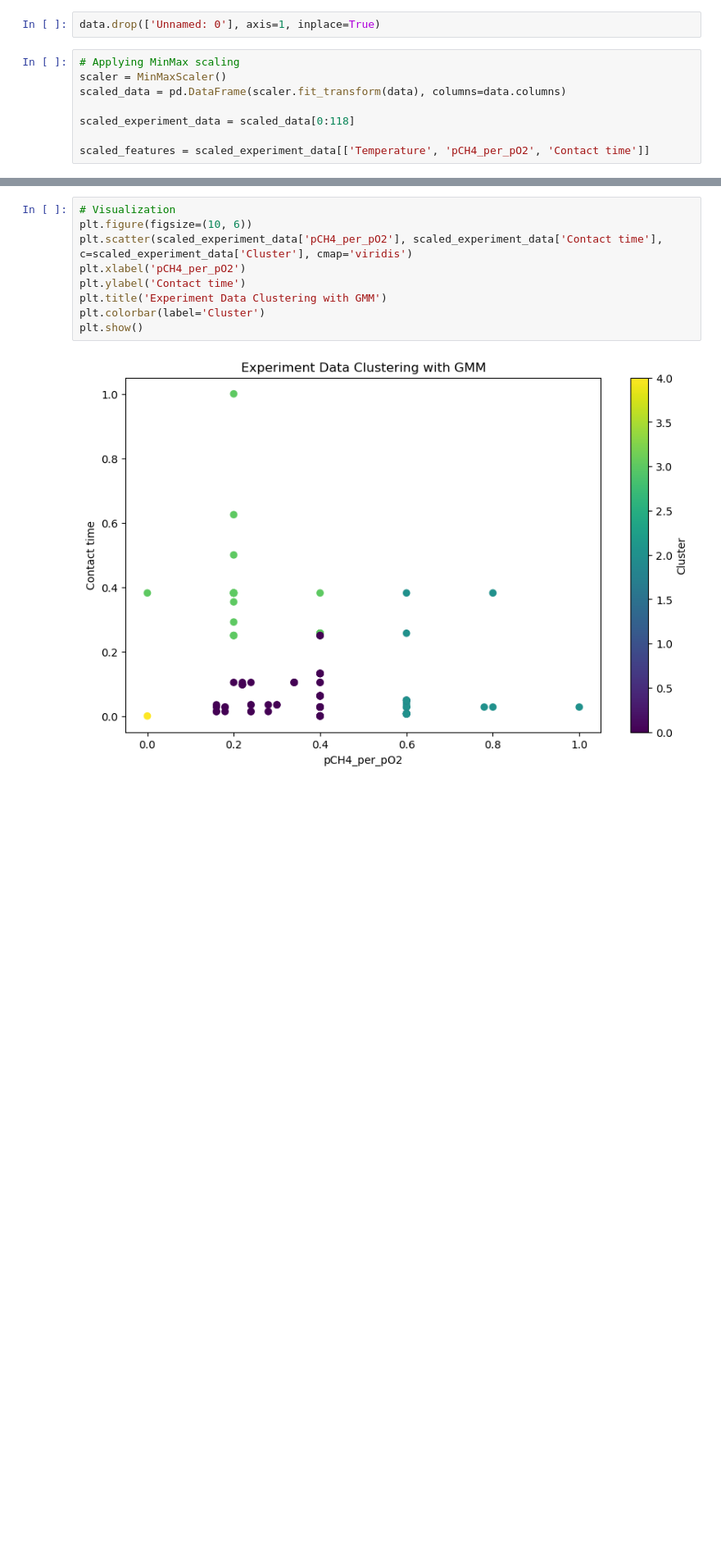
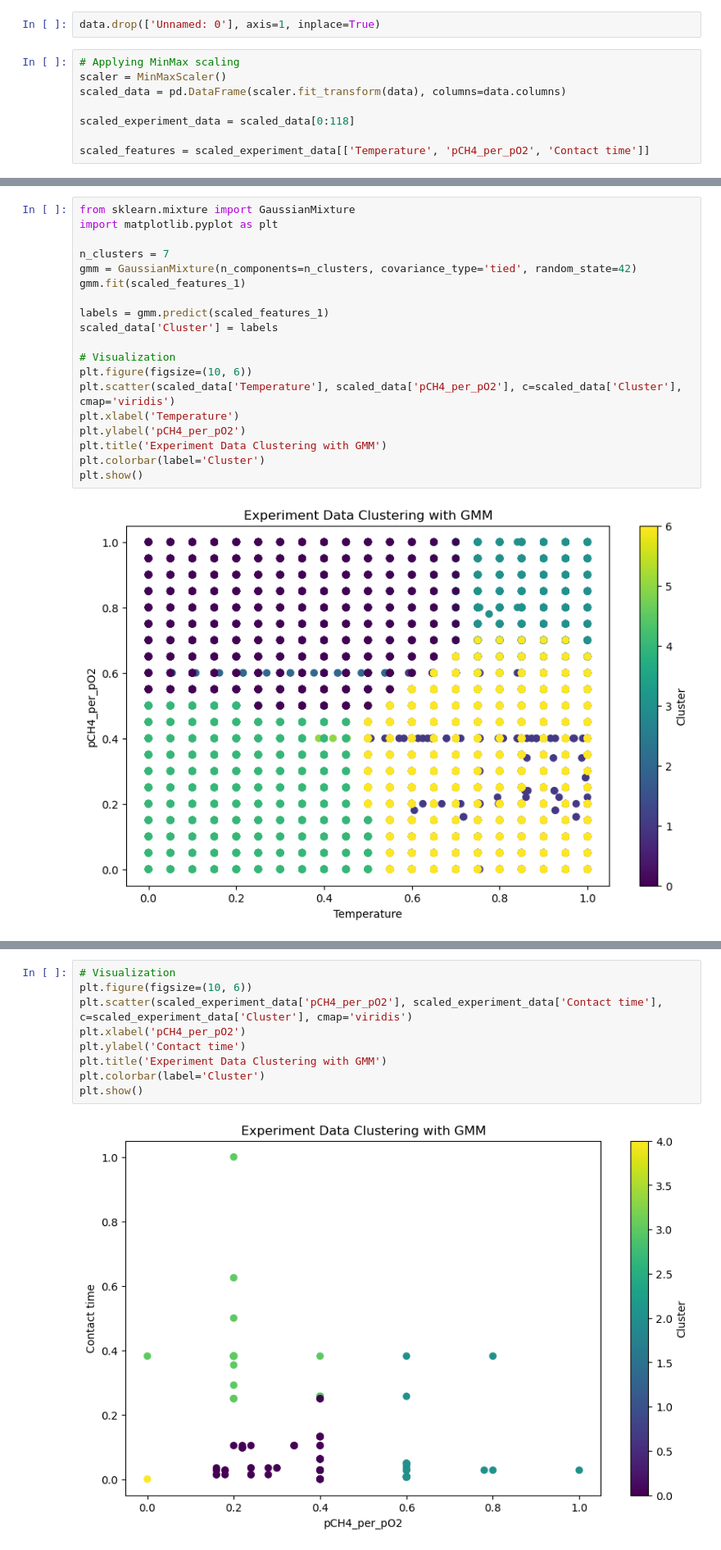
Before and after one commit to jsjong98/Catalyst-AI, a Jupyter notebook: New Code/Data_split.ipynb, the cells around one changed output, grey strips where cells are left out. Shown at 82% size. Drawn from its saved outputs; the diff is of its cells as text; blank space fills up the shorter version.

```diff
--- a/New Code/Data_split.ipynb
+++ b/New Code/Data_split.ipynb
@@ -80,0 +156,21 @@ Name: 13, dtype: object
+# %%
+from sklearn.mixture import GaussianMixture
+import matplotlib.pyplot as plt
+
+n_clusters = 7
+gmm = GaussianMixture(n_components=n_clusters, covariance_type='tied', random_state=42)
+gmm.fit(scaled_features_1)
+
+labels = gmm.predict(scaled_features_1)
+scaled_data['Cluster'] = labels
+
+# Visualization
+plt.figure(figsize=(10, 6))
+plt.scatter(scaled_data['Temperature'], scaled_data['pCH4_per_pO2'], c=scaled_data['Cluster'], cmap='viridis')
+plt.xlabel('Temperature')
+plt.ylabel('pCH4_per_pO2')
+plt.title('Experiment Data Clustering with GMM')
+plt.colorbar(label='Cluster')
+plt.show()
+# %% [output]
+[figure, added]
```
Also changed, not shown: parts of 23 cells of this notebook, 5 other files.
